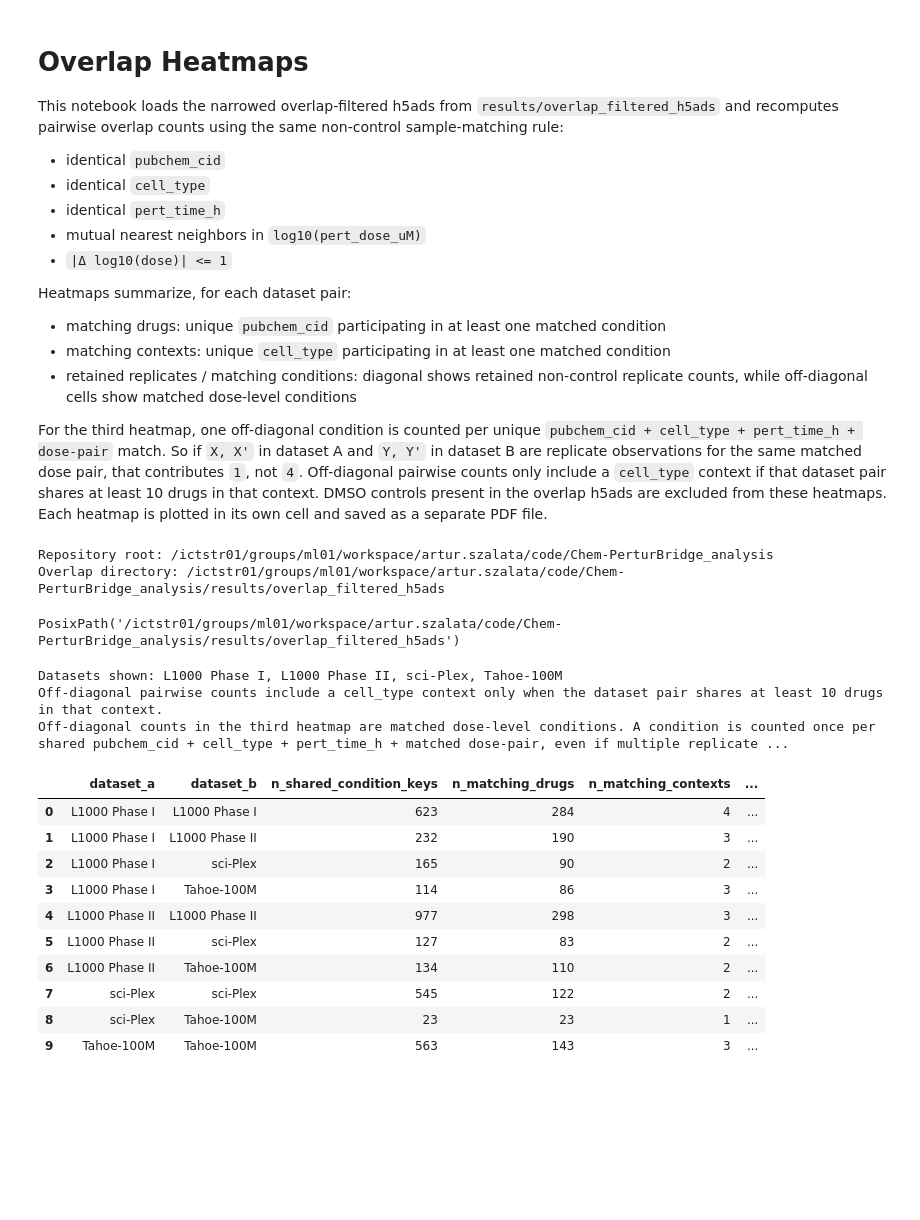
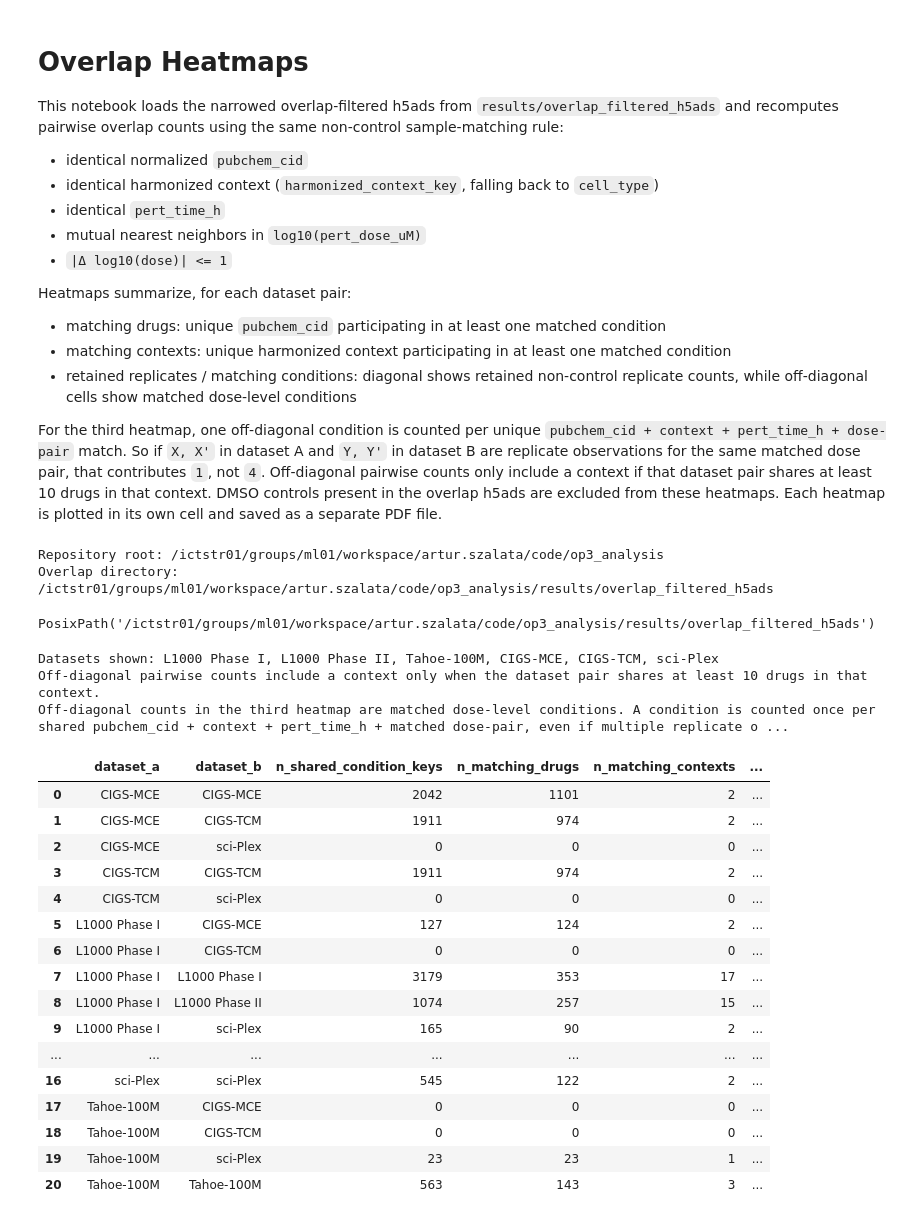
Before and after one commit to elmella/Chem-PerturBridge_analysis, a Jupyter notebook: notebooks/plot_overlap_heatmaps.ipynb, the cells around one changed output. Cells and saved outputs as stored; diff of their text form; code cells hidden in the pictures; blank space fills up the shorter version.

Commit message:
add other datasets

```diff
--- a/notebooks/plot_overlap_heatmaps.ipynb
+++ b/notebooks/plot_overlap_heatmaps.ipynb
@@ -3,8 +3,8 @@
 
 This notebook loads the narrowed overlap-filtered h5ads from `results/overlap_filtered_h5ads` and recomputes pairwise overlap counts using the same non-control sample-matching rule:
 
-- identical `pubchem_cid`
-- identical `cell_type`
+- identical normalized `pubchem_cid`
+- identical harmonized context (`harmonized_context_key`, falling back to `cell_type`)
 - identical `pert_time_h`
 - mutual nearest neighbors in `log10(pert_dose_uM)`
 - `|Δ log10(dose)| <= 1`
@@ -12,10 +12,10 @@ This notebook loads the narrowed overlap-filtered h5ads from `results/overlap_fi
 Heatmaps summarize, for each dataset pair:
 
 - matching drugs: unique `pubchem_cid` participating in at least one matched condition
-- matching contexts: unique `cell_type` participating in at least one matched condition
+- matching contexts: unique harmonized context participating in at least one matched condition
 - retained replicates / matching conditions: diagonal shows retained non-control replicate counts, while off-diagonal cells show matched dose-level conditions
 
-For the third heatmap, one off-diagonal condition is counted per unique `pubchem_cid + cell_type + pert_time_h + dose-pair` match. So if `X, X'` in dataset A and `Y, Y'` in dataset B are replicate observations for the same matched dose pair, that contributes `1`, not `4`. Off-diagonal pairwise counts only include a `cell_type` context if that dataset pair shares at least 10 drugs in that context. DMSO controls present in the overlap h5ads are excluded from these heatmaps. Each heatmap is plotted in its own cell and saved as a separate PDF file.
+For the third heatmap, one off-diagonal condition is counted per unique `pubchem_cid + context + pert_time_h + dose-pair` match. So if `X, X'` in dataset A and `Y, Y'` in dataset B are replicate observations for the same matched dose pair, that contributes `1`, not `4`. Off-diagonal pairwise counts only include a context if that dataset pair shares at least 10 drugs in that context. DMSO controls present in the overlap h5ads are excluded from these heatmaps. Each heatmap is plotted in its own cell and saved as a separate PDF file.
 # %%
 from __future__ import annotations
 
@@ -39,23 +40,38 @@ sns.set_theme(context="talk", style="white")
 DATASET_ORDER = [
     "l1000_phase1",
     "l1000_phase2",
+    "tahoe",
+    "cigs_mce",
     "novartis_batch_2500",
+    "vcpi_0001",
+    "cigs_tcm",
+    "vcpi_0002",
+    "gdpx2",
+    "sciplex",
+    "dilimap_train_val",
     "op3",
-    "sciplex",
-    "tahoe",
 ]
 DISPLAY_LABELS = {
     "l1000_phase1": "L1000 Phase I",
     "l1000_phase2": "L1000 Phase II",
+    "tahoe": "Tahoe-100M",
+    "cigs_mce": "CIGS-MCE",
+    "novartis_batch_2500": "Novartis/DRUG-seq U2OS",
+    "vcpi_0001": "VCPI-0001",
+    "cigs_tcm": "CIGS-TCM",
+    "vcpi_0002": "VCPI-0002",
+    "gdpx2": "GDPx2",
     "sciplex": "sci-Plex",
-    "tahoe": "Tahoe-100M",
+    "dilimap_train_val": "DILImap",
+    "op3": "OP3",
 }
 MAX_LOG10_DOSE_DIFF = 1.0
 MIN_CONTEXT_SHARED_DRUGS = 10
 NUMERIC_SIG_FIGS = 12
+INVALID_STRING_VALUES = {"", "nan", "none", "<na>"}
 
 
-def find_repo_root(start: Path | None = None) -> Path:
+def find_repo_root(start: Optional[Path] = None) -> Path:
     start = (start or Path.cwd()).resolve()
     for candidate in [start, *start.parents]:
         if (candidate / "results" / "overlap_filtered_h5ads").exists():
@@ -77,9 +93,9 @@ print(f"Repository root: {REPO_ROOT}")
 print(f"Overlap directory: {OVERLAP_DIR}")
 OVERLAP_DIR
 # %% [output]
-Repository root: /ictstr01/groups/ml01/workspace/artur.szalata/code/Chem-PerturBridge_analysis
-Overlap directory: /ictstr01/groups/ml01/workspace/artur.szalata/code/Chem-PerturBridge_analysis/results/overlap_filtered_h5ads
+Repository root: /ictstr01/groups/ml01/workspace/artur.szalata/code/op3_analysis
+Overlap directory: /ictstr01/groups/ml01/workspace/artur.szalata/code/op3_analysis/results/overlap_filtered_h5ads
-PosixPath('/ictstr01/groups/ml01/workspace/artur.szalata/code/Chem-PerturBridge_analysis/results/overlap_filtered_h5ads')
+PosixPath('/ictstr01/groups/ml01/workspace/artur.szalata/code/op3_analysis/results/overlap_filtered_h5ads')
 # %%
 def format_numeric(value: float) -> str:
     formatted = f"{value:.{NUMERIC_SIG_FIGS}g}"
@@ -412,41 +457,47 @@ def plot_metric_heatmap(
 # %%
 dataset_indices = {dataset_name: build_dataset_index(dataset_name) for dataset_name in DATASET_ORDER}
 active_datasets = active_dataset_names(dataset_indices)
 if not active_datasets:
     raise ValueError("No datasets with retained non-control matched samples were found.")
 
 pairwise_summary, heatmaps = build_pairwise_summary(dataset_indices, active_datasets)
 
 print("Datasets shown:", ", ".join(pretty_label(name) for name in active_datasets))
 print(
-    f"Off-diagonal pairwise counts include a cell_type context only when the dataset pair shares at least {MIN_CONTEXT_SHARED_DRUGS} drugs in that context. "
+    f"Off-diagonal pairwise counts include a context only when the dataset pair shares at least {MIN_CONTEXT_SHARED_DRUGS} drugs in that context. "
 )
 print(
     "Off-diagonal counts in the third heatmap are matched dose-level conditions. "
-    "A condition is counted once per shared pubchem_cid + cell_type + pert_time_h + matched dose-pair, "
+    "A condition is counted once per shared pubchem_cid + context + pert_time_h + matched dose-pair, "
     "even if multiple replicate observation pairs support it. "
     "The diagonal is omitted there, and the empty first row / last column are trimmed."
 )
 
 pairwise_summary_display = pairwise_summary.copy()
 pairwise_summary_display["dataset_a"] = pairwise_summary_display["dataset_a"].map(pretty_label)
 pairwise_summary_display["dataset_b"] = pairwise_summary_display["dataset_b"].map(pretty_label)
 display(pairwise_summary_display)
 # %% [output]
-Datasets shown: L1000 Phase I, L1000 Phase II, sci-Plex, Tahoe-100M
-Off-diagonal pairwise counts include a cell_type context only when the dataset pair shares at least 10 drugs in that context.
-Off-diagonal counts in the third heatmap are matched dose-level conditions. A condition is counted once per shared pubchem_cid + cell_type + pert_time_h + matched dose-pair, even if multiple replicate ...
+Datasets shown: L1000 Phase I, L1000 Phase II, Tahoe-100M, CIGS-MCE, CIGS-TCM, sci-Plex
+Off-diagonal pairwise counts include a context only when the dataset pair shares at least 10 drugs in that context.
+Off-diagonal counts in the third heatmap are matched dose-level conditions. A condition is counted once per shared pubchem_cid + context + pert_time_h + matched dose-pair, even if multiple replicate o ...
 |  | dataset_a | dataset_b | n_shared_condition_keys | n_matching_drugs | n_matching_contexts | ... |
-| 0 | L1000 Phase I | L1000 Phase I | 623 | 284 | 4 | ... |
-| 1 | L1000 Phase I | L1000 Phase II | 232 | 190 | 3 | ... |
-| 2 | L1000 Phase I | sci-Plex | 165 | 90 | 2 | ... |
-| 3 | L1000 Phase I | Tahoe-100M | 114 | 86 | 3 | ... |
-| 4 | L1000 Phase II | L1000 Phase II | 977 | 298 | 3 | ... |
-| 5 | L1000 Phase II | sci-Plex | 127 | 83 | 2 | ... |
-| 6 | L1000 Phase II | Tahoe-100M | 134 | 110 | 2 | ... |
-| 7 | sci-Plex | sci-Plex | 545 | 122 | 2 | ... |
-| 8 | sci-Plex | Tahoe-100M | 23 | 23 | 1 | ... |
-| 9 | Tahoe-100M | Tahoe-100M | 563 | 143 | 3 | ... |
+| 0 | CIGS-MCE | CIGS-MCE | 2042 | 1101 | 2 | ... |
+| 1 | CIGS-MCE | CIGS-TCM | 1911 | 974 | 2 | ... |
+| 2 | CIGS-MCE | sci-Plex | 0 | 0 | 0 | ... |
+| 3 | CIGS-TCM | CIGS-TCM | 1911 | 974 | 2 | ... |
+| 4 | CIGS-TCM | sci-Plex | 0 | 0 | 0 | ... |
+| 5 | L1000 Phase I | CIGS-MCE | 127 | 124 | 2 | ... |
+| 6 | L1000 Phase I | CIGS-TCM | 0 | 0 | 0 | ... |
+| 7 | L1000 Phase I | L1000 Phase I | 3179 | 353 | 17 | ... |
+| 8 | L1000 Phase I | L1000 Phase II | 1074 | 257 | 15 | ... |
+| 9 | L1000 Phase I | sci-Plex | 165 | 90 | 2 | ... |
+| ... | ... | ... | ... | ... | ... | ... |
+| 16 | sci-Plex | sci-Plex | 545 | 122 | 2 | ... |
+| 17 | Tahoe-100M | CIGS-MCE | 0 | 0 | 0 | ... |
+| 18 | Tahoe-100M | CIGS-TCM | 0 | 0 | 0 | ... |
+| 19 | Tahoe-100M | sci-Plex | 23 | 23 | 1 | ... |
+| 20 | Tahoe-100M | Tahoe-100M | 563 | 143 | 3 | ... |
 # %%
 plot_metric_heatmap(
     metric_key="n_matching_drugs",
```
Also changed, not shown: parts of 5 cells of this notebook, 2 other files.
